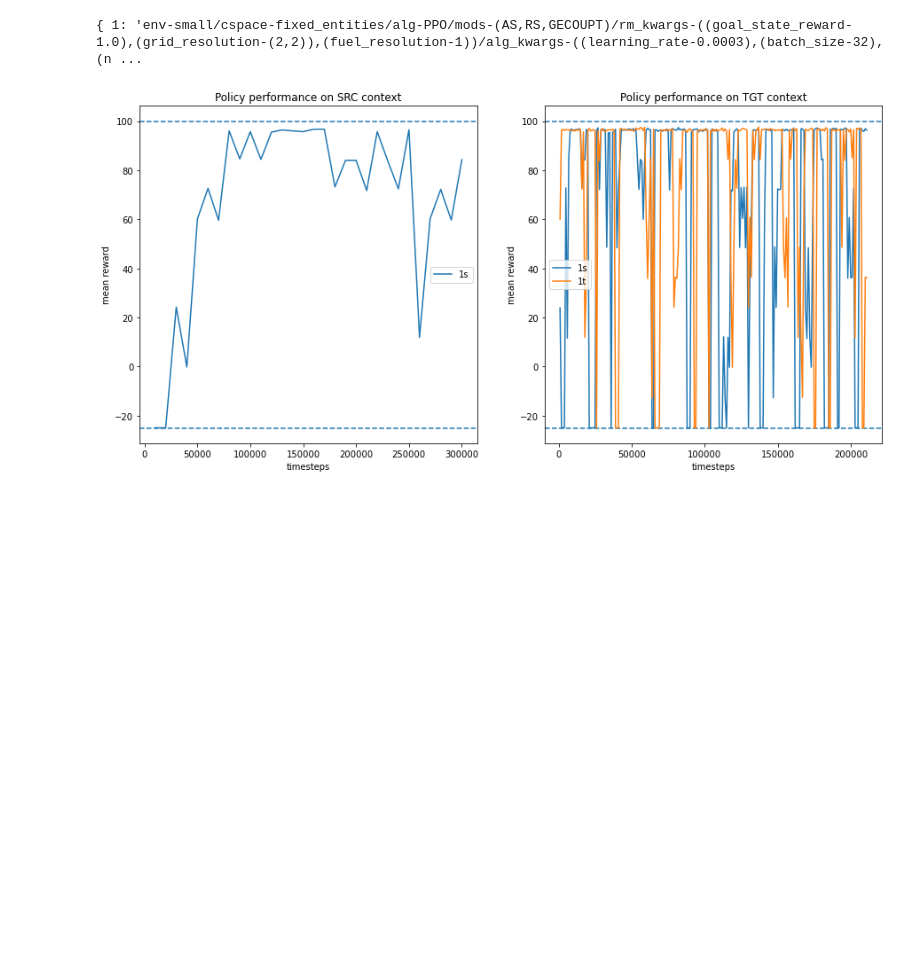
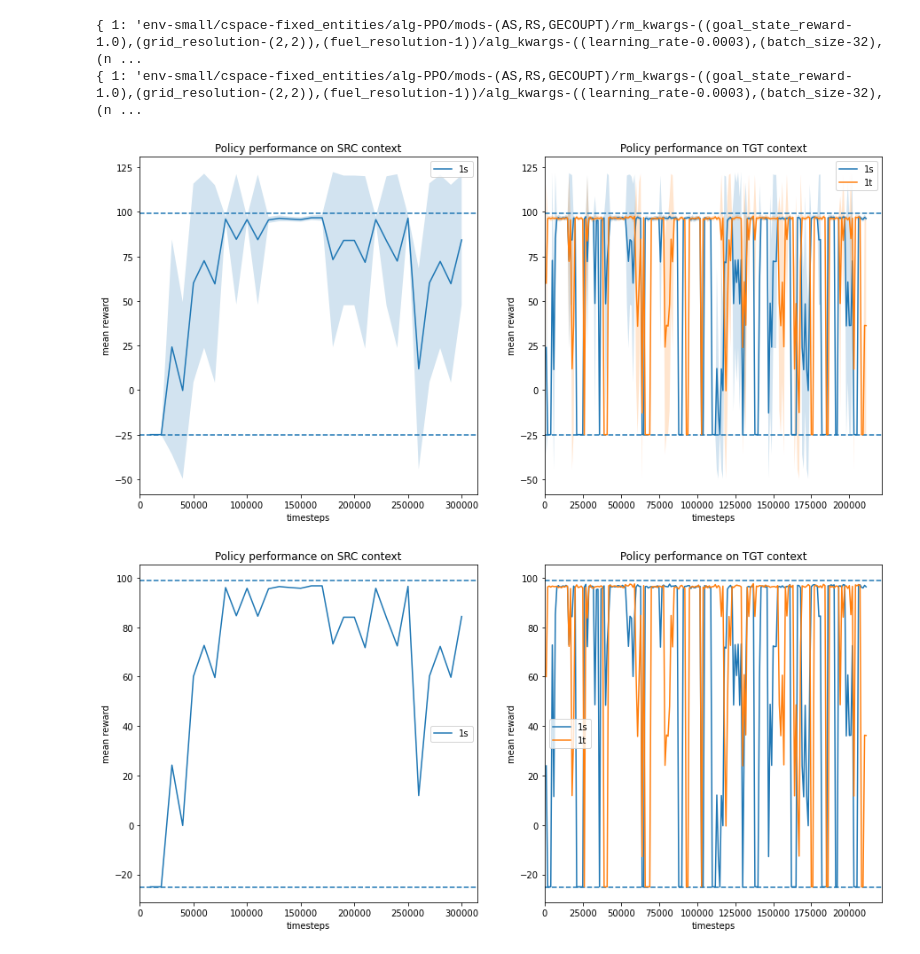
Before and after one commit to CLAIR-LAB-TECHNION/C-PREP, a Jupyter notebook: results_display.ipynb, the cells around one changed output. Drawn from its saved outputs; the diff is of its cells as text; code cells hidden in the pictures; blank space fills up the shorter version.

```diff
--- a/results_display.ipynb
+++ b/results_display.ipynb
@@ -14,29 +17,24 @@ from tqdm.auto import tqdm
 # %%
 p = 'experiment_dumps'
 
 
 
 # pltr = Plotter(p, cfg_constraints=[{'env': SupportedEnvironments.SMALL,
 #                                     'mods': [Mods.AS, Mods.RS, Mods.GECOUPT]},
 #                                    {'env': SupportedEnvironments.SMALL,
 #                                     'mods': [Mods.AS, Mods.RS]}],
 #                u_bound=99, l_bound=-25, with_std=True)
 
-pltr = Plotter(p, cfg_constraints={},
-               u_bound=99, l_bound=-25, with_std=True)
+pltr = Plotter(p, cfg_constraints={'mods': [Mods.AS, Mods.RS, Mods.GECOUPT]},
+               u_bound=99, l_bound=-25, with_std=True, xlim=(0, None))
 
 src, tgt = ExperimentsRunner.load_or_sample_contexts(pltr.experiments[0], 10, 1, 24)
 
-# for (src, tgt), exp in tqdm(product(context_pairs, pltr.experiments), total=len(context_pairs) * len(exps)):
-#     exp.run(src, tgt)
 
-# print(context_pairs)
-#
-# pltr.plot_compare_individual_seed(*context_pairs[0])
-# plt.show()
-
+pltr.plot_compare_individual_seed(src, tgt)
 pltr.plot_compare_agg_seeds(src, tgt)
-plt.show()
 # %% [output]
 { 1: 'env-small/cspace-fixed_entities/alg-PPO/mods-(AS,RS,GECOUPT)/rm_kwargs-((goal_state_reward-1.0),(grid_resolution-(2,2)),(fuel_resolution-1))/alg_kwargs-((learning_rate-0.0003),(batch_size-32),(n ...
+{ 1: 'env-small/cspace-fixed_entities/alg-PPO/mods-(AS,RS,GECOUPT)/rm_kwargs-((goal_state_reward-1.0),(grid_resolution-(2,2)),(fuel_resolution-1))/alg_kwargs-((learning_rate-0.0003),(batch_size-32),(n ...
-[figure, old version]
+[figure, new version]
+[figure, added]
```
Also changed, not shown: parts of 3 cells of this notebook, 2 other files.
